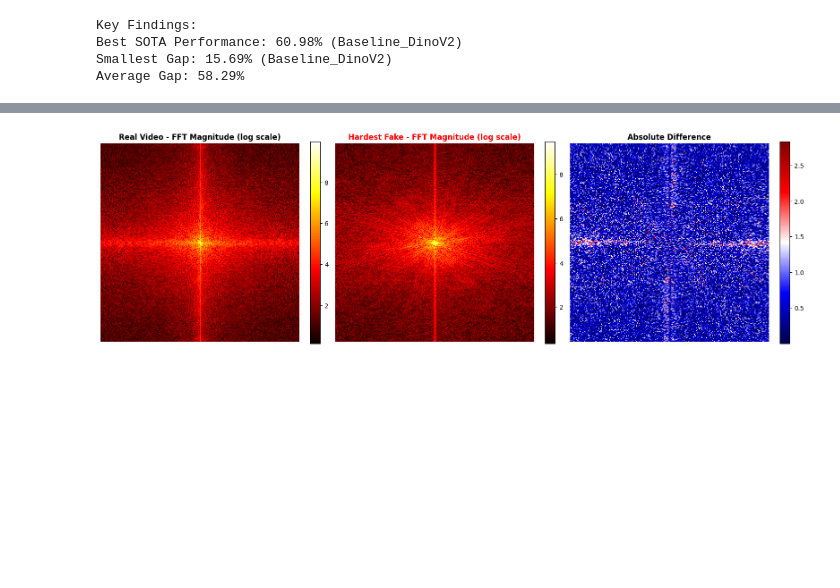
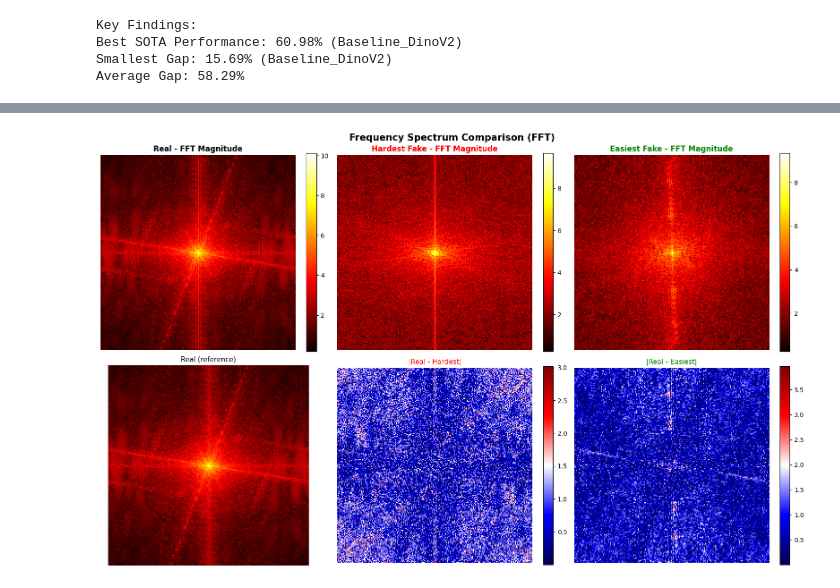
Before and after one commit to Sartor02/AI_Video_Detection, a Jupyter notebook: report.ipynb, the cells around one changed output, grey strips where cells are left out. Drawn from its saved outputs; the diff is of its cells as text; code cells hidden in the pictures; blank space fills up the shorter version.

```diff
--- a/report.ipynb
+++ b/report.ipynb
@@ -2106,56 +2173,85 @@ Compare the **2D Fourier Transform** of real vs fake frames to identify frequenc
 # %%
 # FFT Analysis
 def compute_2d_fft(frame):
     """Compute 2D FFT magnitude spectrum (averaged across RGB channels)."""
     fft_channels = []
 
     for ch in range(3):
-        # 2D FFT
         f_transform = np.fft.fft2(frame[:,:,ch])
-        f_shift = np.fft.fftshift(f_transform)  # Center zero frequency
+        f_shift = np.fft.fftshift(f_transform)
         magnitude = np.abs(f_shift)
         fft_channels.append(magnitude)
 
-    # Average across channels
     return np.mean(fft_channels, axis=0)
 
-# Compute FFT
+# Compute FFT for all three
 real_fft = compute_2d_fft(real_frame)
-fake_fft = compute_2d_fft(hardest_frame)
+hardest_fft = compute_2d_fft(hardest_frame)
+easiest_fft = compute_2d_fft(easiest_frame)
 
-# Log scale for better visualization
+# Log scale for visualization
 real_fft_log = np.log(real_fft + 1)
-fake_fft_log = np.log(fake_fft + 1)
+hardest_fft_log = np.log(hardest_fft + 1)
+easiest_fft_log = np.log(easiest_fft + 1)
 
 # Visualization
-fig, axes = plt.subplots(1, 3, figsize=(16, 5))
+fig, axes = plt.subplots(2, 3, figsize=(16, 10))
 
-# Real FFT
-im1 = axes[0].imshow(real_fft_log, cmap='hot', interpolation='nearest')
-axes[0].set_title('Real Video - FFT Magnitude (log scale)', fontsize=12, fontweight='bold')
-axes[0].axis('off')
-plt.colorbar(im1, ax=axes[0], fraction=0.046)
+# Row 1: FFT magnitudes
+im1 = axes[0, 0].imshow(real_fft_log, cmap='hot', interpolation='nearest')
+axes[0, 0].set_title('Real - FFT Magnitude', fontsize=12, fontweight='bold')
+axes[0, 0].axis('off')
+plt.colorbar(im1, ax=axes[0, 0], fraction=0.046)
 
-# Fake FFT
-im2 = axes[1].imshow(fake_fft_log, cmap='hot', interpolation='nearest')
-axes[1].set_title('Hardest Fake - FFT Magnitude (log scale)', fontsize=12, fontweight='bold', color='red')
-axes[1].axis('off')
-plt.colorbar(im2, ax=axes[1], fraction=0.046)
+im2 = axes[0, 1].imshow(hardest_fft_log, cmap='hot', interpolation='nearest')
+axes[0, 1].set_title('Hardest Fake - FFT Magnitude', fontsize=12, fontweight='bold', color='red')
+axes[0, 1].axis('off')
+plt.colorbar(im2, ax=axes[0, 1], fraction=0.046)
 
-# Difference
-diff = np.abs(real_fft_log - fake_fft_log)
-im3 = axes[2].imshow(diff, cmap='seismic', interpolation='nearest')
-axes[2].set_title('Absolute Difference', fontsize=12, fontweight='bold')
-axes[2].axis('off')
-plt.colorbar(im3, ax=axes[2], fraction=0.046)
+im3 = axes[0, 2].imshow(easiest_fft_log, cmap='hot', interpolation='nearest')
+axes[0, 2].set_title('Easiest Fake - FFT Magnitude', fontsize=12, fontweight='bold', color='green')
+axes[0, 2].axis('off')
+plt.colorbar(im3, ax=axes[0, 2], fraction=0.046)
 
+# Row 2: Differences
+diff_hardest = np.abs(real_fft_log - hardest_fft_log)
+diff_easiest = np.abs(real_fft_log - easiest_fft_log)
+
+im4 = axes[1, 0].imshow(real_fft_log, cmap='hot', interpolation='nearest')
+axes[1, 0].set_title('Real (reference)', fontsize=11)
+axes[1, 0].axis('off')
+
+im5 = axes[1, 1].imshow(diff_hardest, cmap='seismic', interpolation='nearest')
+axes[1, 1].set_title('|Real - Hardest|', fontsize=11, color='red')
+axes[1, 1].axis('off')
+plt.colorbar(im5, ax=axes[1, 1], fraction=0.046)
+
+im6 = axes[1, 2].imshow(diff_easiest, cmap='seismic', interpolation='nearest')
+axes[1, 2].set_title('|Real - Easiest|', fontsize=11, color='green')
+axes[1, 2].axis('off')
+plt.colorbar(im6, ax=axes[1, 2], fraction=0.046)
+
+plt.suptitle('Frequency Spectrum Comparison (FFT)', fontsize=15, fontweight='bold')
 plt.tight_layout()
-plt.savefig('results/fft_analysis_hardest.png', dpi=300, bbox_inches='tight')
+plt.savefig('results/fft_analysis_comparison.png', dpi=300, bbox_inches='tight')
 plt.show()
 
-# Compute frequency similarity metric
-similarity = 1 - (np.mean(diff) / np.mean(real_fft_log))
-print(f"\nFrequency Spectrum Similarity: {similarity*100:.2f}%")
-print(f"(Higher = more similar to real videos)")
+# Compute similarity metrics
+similarity_hardest = 1 - (np.mean(diff_hardest) / np.mean(real_fft_log))
+similarity_easiest = 1 - (np.mean(diff_easiest) / np.mean(real_fft_log))
+
+print("\n" + "="*70)
+print("FFT SIMILARITY TO REAL VIDEO")
+print("="*70)
+print(f"\nHardest fake: {similarity_hardest*100:.2f}% similar")
+print(f"Easiest fake: {similarity_easiest*100:.2f}% similar")
+print(f"\nDifference:   {(similarity_hardest - similarity_easiest)*100:.2f}%")
+
+print(f"\nInterpretation:")
+if similarity_hardest > similarity_easiest:
+    print("Hardest fake is MORE SIMILAR to real in frequency domain")
+    print("→ Confirms why models struggle with it!")
+else:
+    print("Easiest fake is more similar to real (unexpected)")
 # %% [output]
-[figure, old version]
+[figure, new version]
```
Also changed, not shown: parts of 7 cells of this notebook, 2 other files.
